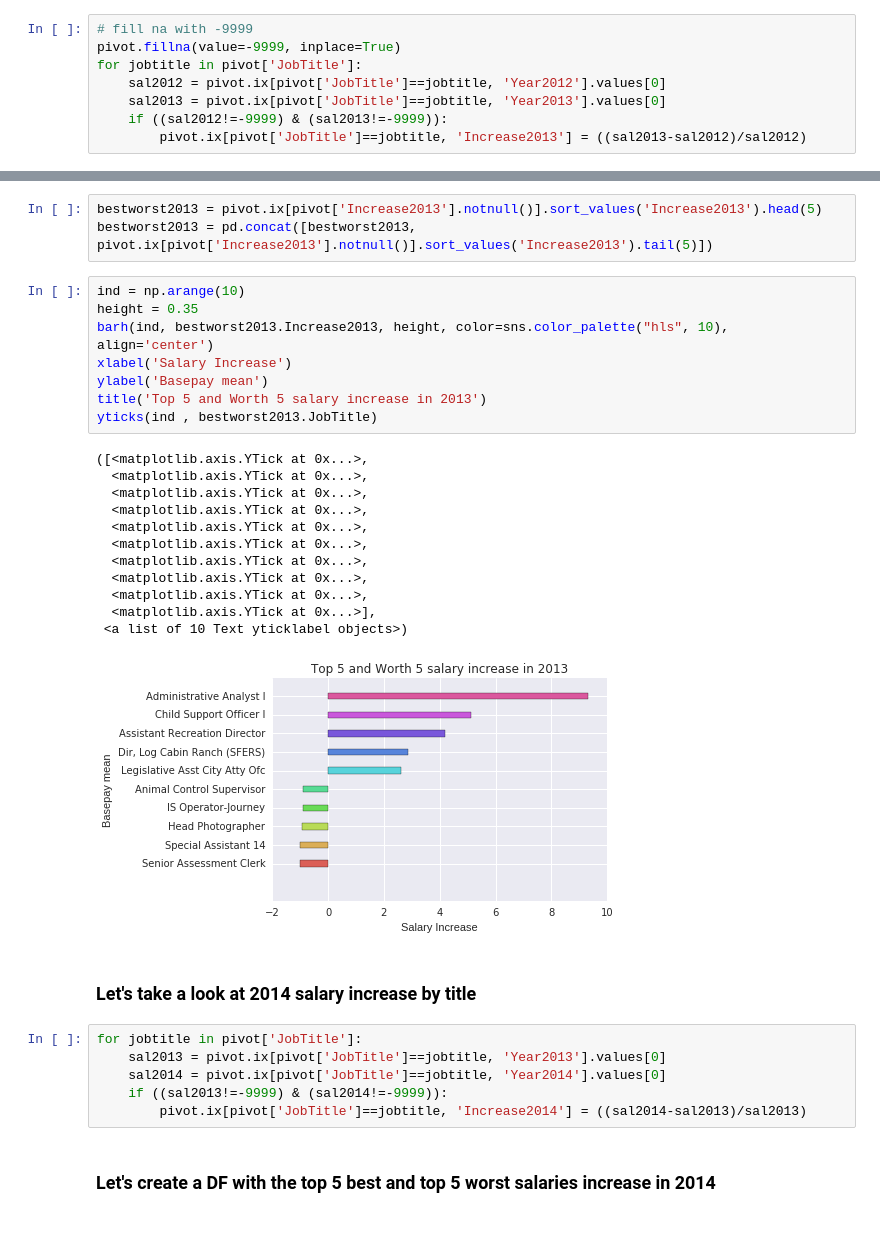
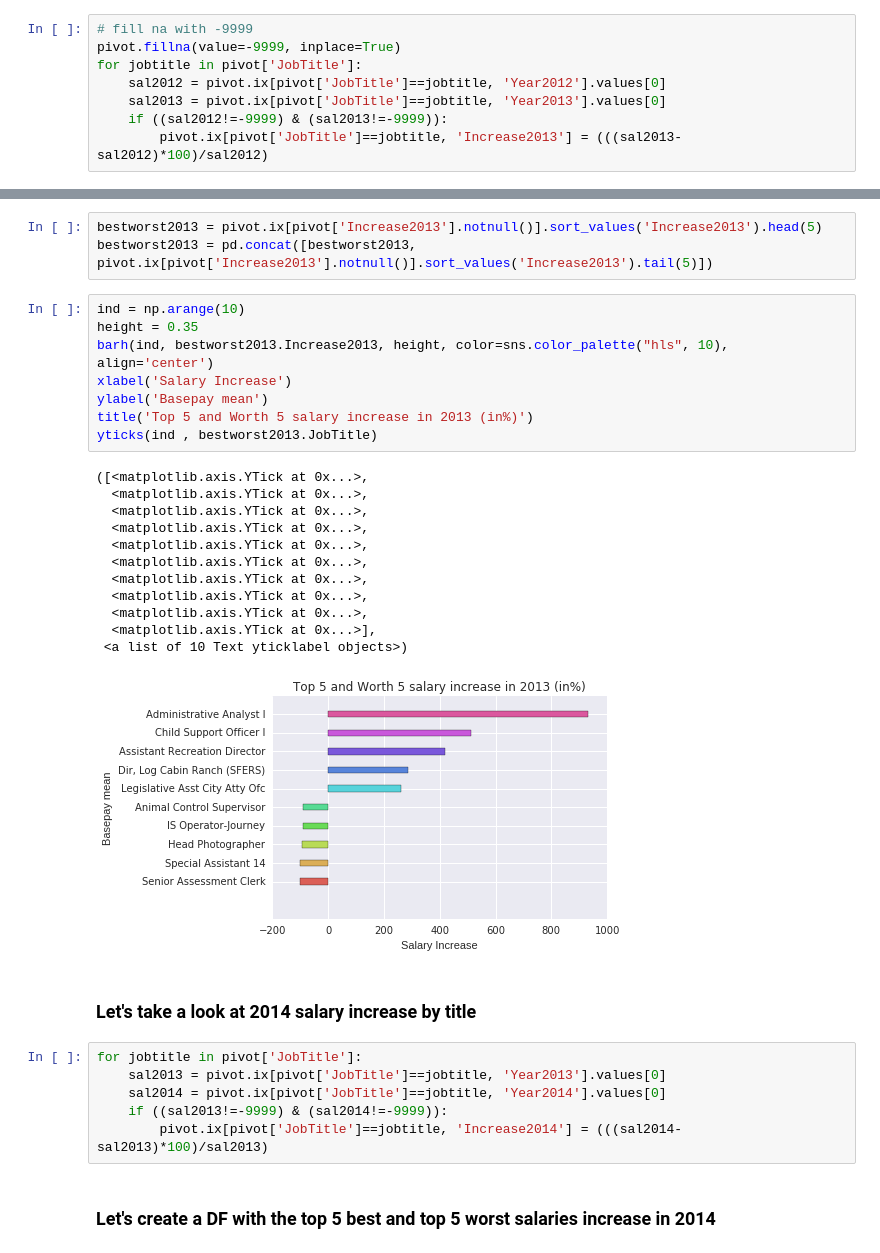
Before and after one commit to guilhermemarson/sf-salaries, a Jupyter notebook: Exploratory Analysis.ipynb, the cells around one changed output, grey strips where cells are left out. Saved outputs shown, nothing was run; the diff lists cells and outputs as text.

Commit message:
Fixed some typo and updated graphs to show Salary Increase in %

```diff
--- a/Exploratory Analysis.ipynb
+++ b/Exploratory Analysis.ipynb
@@ -245,7 +242,7 @@ for jobtitle in pivot['JobTitle']:
     sal2012 = pivot.ix[pivot['JobTitle']==jobtitle, 'Year2012'].values[0]
     sal2013 = pivot.ix[pivot['JobTitle']==jobtitle, 'Year2013'].values[0]
     if ((sal2012!=-9999) & (sal2013!=-9999)):
-        pivot.ix[pivot['JobTitle']==jobtitle, 'Increase2013'] = ((sal2013-sal2012)/sal2012)
+        pivot.ix[pivot['JobTitle']==jobtitle, 'Increase2013'] = (((sal2013-sal2012)*100)/sal2012)
 # %% [markdown]
 ### Let´s create a DF with the top 5 best and top 5 worst salaries increase in 2013
 # %%
@@ -254,24 +251,24 @@ bestworst2013 = pd.concat([bestworst2013, pivot.ix[pivot['Increase2013'].notnull
 # %%
 ind = np.arange(10)
 height = 0.35
 barh(ind, bestworst2013.Increase2013, height, color=sns.color_palette("hls", 10), align='center')
 xlabel('Salary Increase')
 ylabel('Basepay mean')
-title('Top 5 and Worth 5 salary increase in 2013')
+title('Top 5 and Worth 5 salary increase in 2013 (in%)')
 yticks(ind , bestworst2013.JobTitle)
 # %% [output]
 ([<matplotlib.axis.YTick at 0x...>,
   <matplotlib.axis.YTick at 0x...>,
   <matplotlib.axis.YTick at 0x...>,
   <matplotlib.axis.YTick at 0x...>,
   <matplotlib.axis.YTick at 0x...>,
   <matplotlib.axis.YTick at 0x...>,
   <matplotlib.axis.YTick at 0x...>,
   <matplotlib.axis.YTick at 0x...>,
   <matplotlib.axis.YTick at 0x...>,
   <matplotlib.axis.YTick at 0x...>],
  <a list of 10 Text yticklabel objects>)
-[figure, old version]
+[figure, new version]
 # %% [markdown]
 ### Let's take a look at 2014 salary increase by title
 # %%
@@ -279,7 +276,7 @@ for jobtitle in pivot['JobTitle']:
     sal2013 = pivot.ix[pivot['JobTitle']==jobtitle, 'Year2013'].values[0]
     sal2014 = pivot.ix[pivot['JobTitle']==jobtitle, 'Year2014'].values[0]
     if ((sal2013!=-9999) & (sal2014!=-9999)):
-        pivot.ix[pivot['JobTitle']==jobtitle, 'Increase2014'] = ((sal2014-sal2013)/sal2013)
+        pivot.ix[pivot['JobTitle']==jobtitle, 'Increase2014'] = (((sal2014-sal2013)*100)/sal2013)
 # %% [markdown]
 ### Let's create a DF with the top 5 best and top 5 worst salaries increase in 2014
 # %%
```
Also changed, not shown: parts of 8 cells of this notebook.
